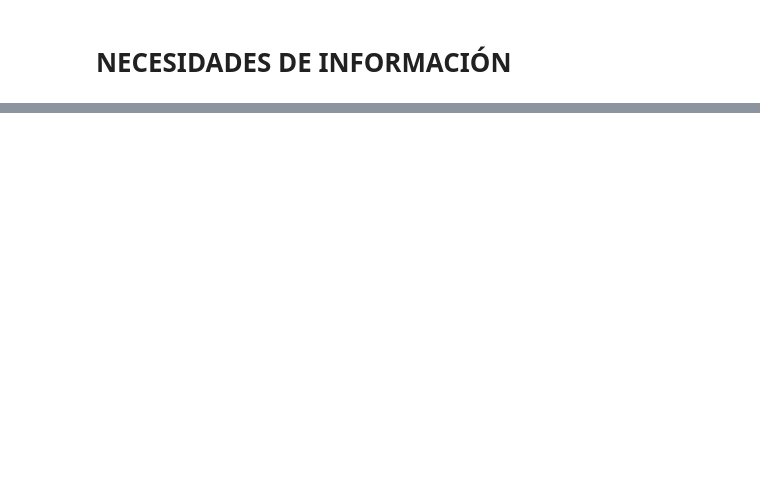
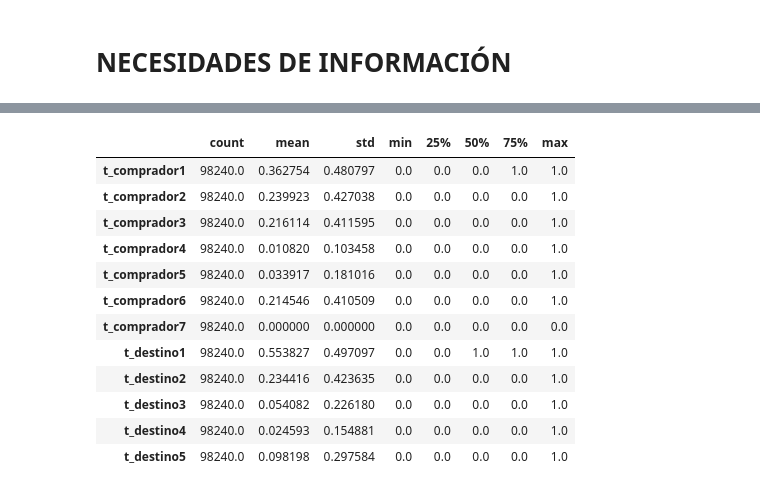
Before and after one commit to eduzegarra/grade_01, a Jupyter notebook: ENA_integra.ipynb, the cells around one changed output, grey strips where cells are left out. Cells and saved outputs as stored; diff of their text form; code cells hidden in the pictures; blank space fills up the shorter version.

```diff
--- a/ENA_integra.ipynb
+++ b/ENA_integra.ipynb
@@ -418,0 +883,18 @@ vbpagri.to_stata('/content/drive/MyDrive/a_SENAMHI/OUT/vbpagri.dta')
+# %%
+com=pd.concat([com_23,com_24,com_25], ignore_index=True)
+# %%
+com.describe().transpose()
+# %% [output]
+|  | count | mean | std | min | 25% | 50% | 75% | max |
+| t_comprador1 | 98240.0 | 0.362754 | 0.480797 | 0.0 | 0.0 | 0.0 | 1.0 | 1.0 |
+| t_comprador2 | 98240.0 | 0.239923 | 0.427038 | 0.0 | 0.0 | 0.0 | 0.0 | 1.0 |
+| t_comprador3 | 98240.0 | 0.216114 | 0.411595 | 0.0 | 0.0 | 0.0 | 0.0 | 1.0 |
+| t_comprador4 | 98240.0 | 0.010820 | 0.103458 | 0.0 | 0.0 | 0.0 | 0.0 | 1.0 |
+| t_comprador5 | 98240.0 | 0.033917 | 0.181016 | 0.0 | 0.0 | 0.0 | 0.0 | 1.0 |
+| t_comprador6 | 98240.0 | 0.214546 | 0.410509 | 0.0 | 0.0 | 0.0 | 0.0 | 1.0 |
+| t_comprador7 | 98240.0 | 0.000000 | 0.000000 | 0.0 | 0.0 | 0.0 | 0.0 | 0.0 |
+| t_destino1 | 98240.0 | 0.553827 | 0.497097 | 0.0 | 0.0 | 1.0 | 1.0 | 1.0 |
+| t_destino2 | 98240.0 | 0.234416 | 0.423635 | 0.0 | 0.0 | 0.0 | 0.0 | 1.0 |
+| t_destino3 | 98240.0 | 0.054082 | 0.226180 | 0.0 | 0.0 | 0.0 | 0.0 | 1.0 |
+| t_destino4 | 98240.0 | 0.024593 | 0.154881 | 0.0 | 0.0 | 0.0 | 0.0 | 1.0 |
+| t_destino5 | 98240.0 | 0.098198 | 0.297584 | 0.0 | 0.0 | 0.0 | 0.0 | 1.0 |
```
Also changed, not shown: parts of 31 cells of this notebook.
